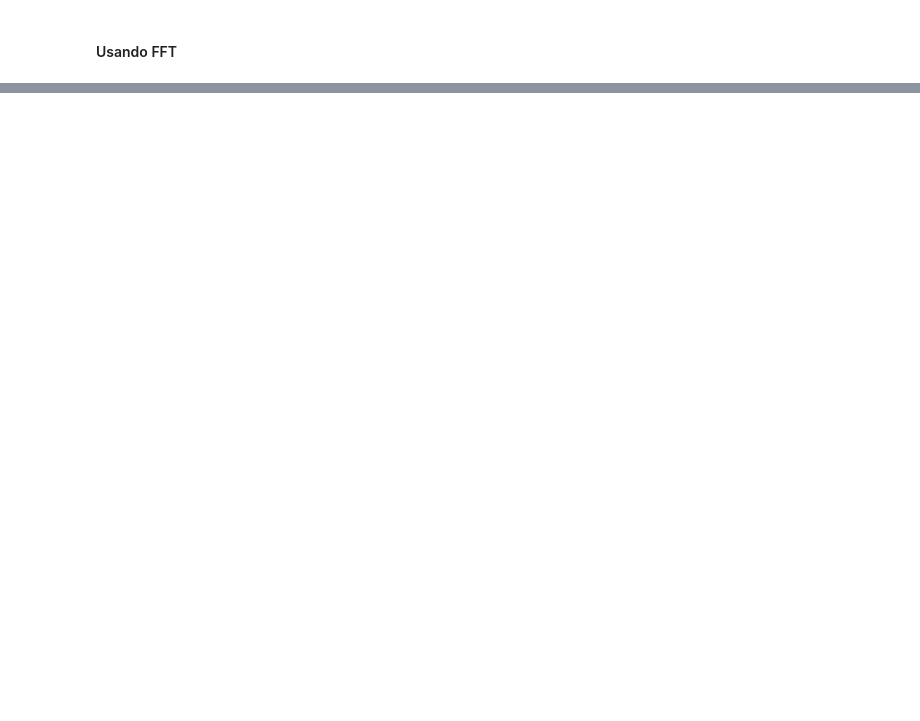
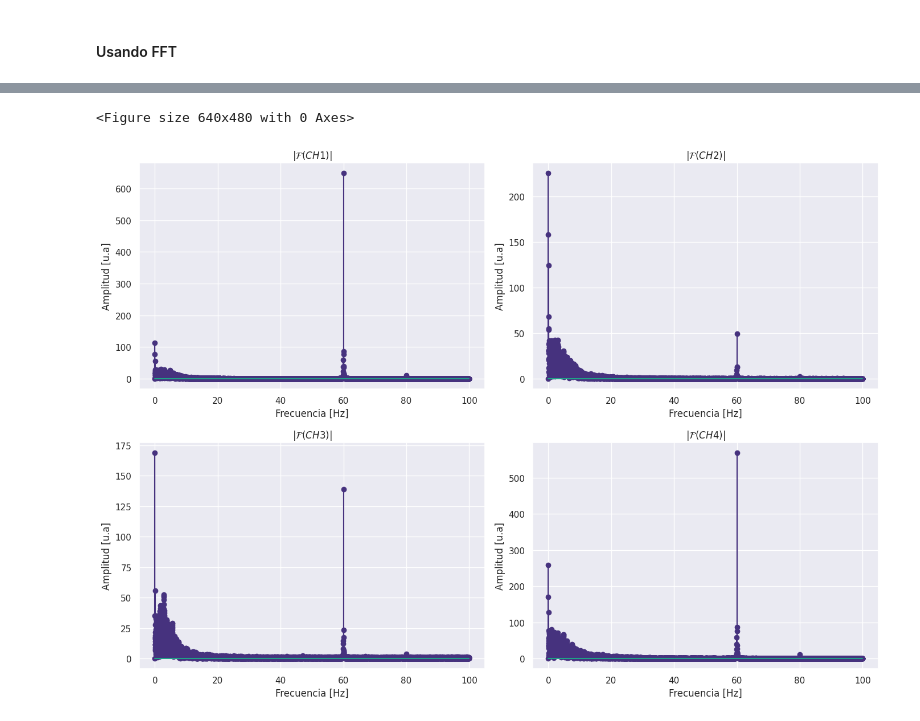
Before and after one commit to CrisCL20/Proyecto---INF405, a Jupyter notebook: Proyecto_INF405.ipynb, the cells around one changed output, grey strips where cells are left out. Drawn from its saved outputs; the diff is of its cells as text; code cells hidden in the pictures; blank space fills up the shorter version.

```diff
--- a/Proyecto_INF405.ipynb
+++ b/Proyecto_INF405.ipynb
@@ -246,0 +135,11 @@ plt.show()
+# %%
+#función para filtrar amplitudes muuy altas
+def FST_FILT(channels, amp):
+    for ch in channels:
+        ch[np.abs(ch) > amp] = 0
+# %%
+FST_FILT(channels=channels_fft, amp=1500)
+plot_channels(channels_fft=channels_fft, freq=freq)
+# %% [output]
+<Figure size 640x480 with 0 Axes>
+[figure, added]
```
Also changed, not shown: parts of 33 cells of this notebook.
